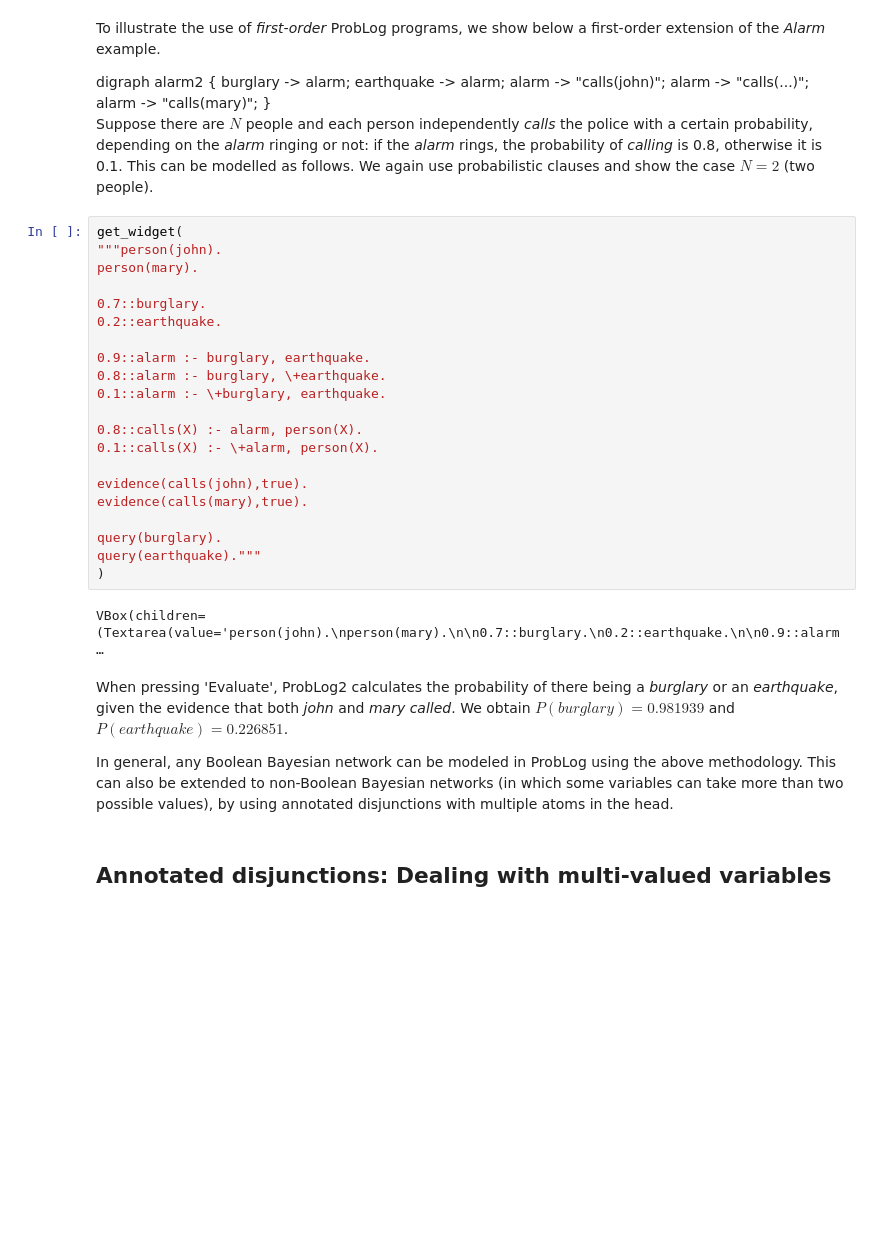
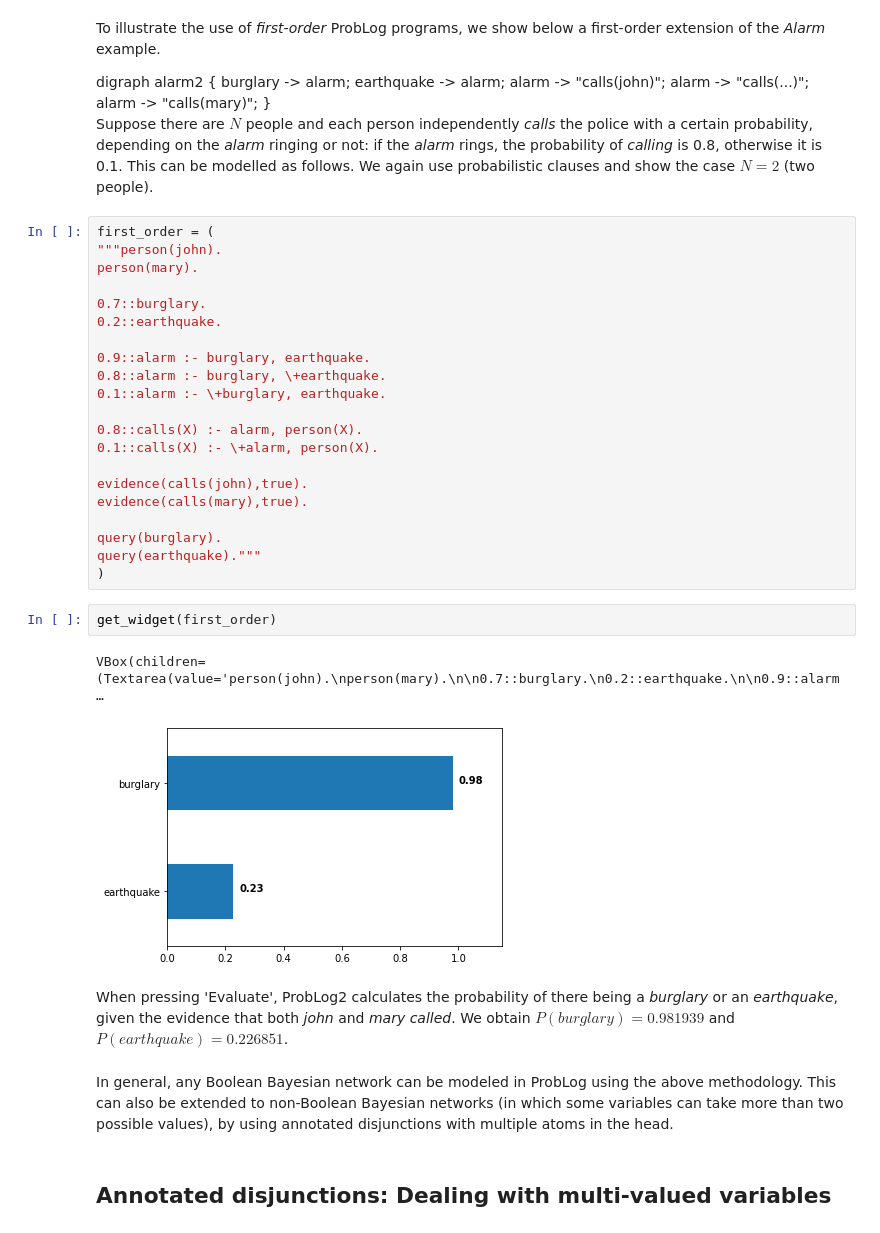
Before and after one commit to simply-logical/problog-book-template, a Jupyter notebook: _sources/src/text/bayesian_networks-mnb.ipynb, the cells around one changed output. Cells and saved outputs as stored; diff of their text form; blank space fills up the shorter version.

```diff
--- a/_sources/src/text/bayesian_networks-mnb.ipynb
+++ b/_sources/src/text/bayesian_networks-mnb.ipynb
@@ -191,7 +198,7 @@ To illustrate the use of *first-order* ProbLog programs, we show below a first-o
 digraph alarm2 { burglary -> alarm; earthquake -> alarm; alarm -> "calls(john)"; alarm -> "calls(...)"; alarm -> "calls(mary)"; }
 Suppose there are $N$ people and each person independently *calls* the police with a certain probability, depending on the *alarm* ringing or not: if the *alarm* rings, the probability of *calling* is 0.8, otherwise it is 0.1. This can be modelled as follows. We again use probabilistic clauses and show the case $N=2$ (two people).
 # %%
-get_widget(
+first_order = (
 """person(john).
 person(mary).
 
@@ -211,11 +218,14 @@ evidence(calls(mary),true).
 query(burglary).
 query(earthquake)."""
 )
-# %% [output]
-VBox(children=(Textarea(value='person(john).\nperson(mary).\n\n0.7::burglary.\n0.2::earthquake.\n\n0.9::alarm …
+# %%
+get_widget(first_order)
+# %% [output]
+VBox(children=(Textarea(value='person(john).\nperson(mary).\n\n0.7::burglary.\n0.2::earthquake.\n\n0.9::alarm …
+[figure, added]
+# %% [markdown]
+When pressing 'Evaluate', ProbLog2 calculates the probability of there being a *burglary* or an *earthquake*, given the evidence that both *john* and *mary* *called*. We obtain $P(burglary)=0.981939$ and $P(earthquake)=0.226851$.
 # %% [markdown]
-When pressing 'Evaluate', ProbLog2 calculates the probability of there being a *burglary* or an *earthquake*, given the evidence that both *john* and *mary* *called*. We obtain $P(burglary)=0.981939$ and $P(earthquake)=0.226851$.
-
 In general, any Boolean Bayesian network can be modeled in ProbLog using the above methodology. This can also be extended to non-Boolean Bayesian networks (in which some variables can take more than two possible values), by using annotated disjunctions with multiple atoms in the head.
 # %% [markdown]
 ## Annotated disjunctions: Dealing with multi-valued variables ##
```
Also changed, not shown: parts of 7 cells of this notebook, 12 other files.
